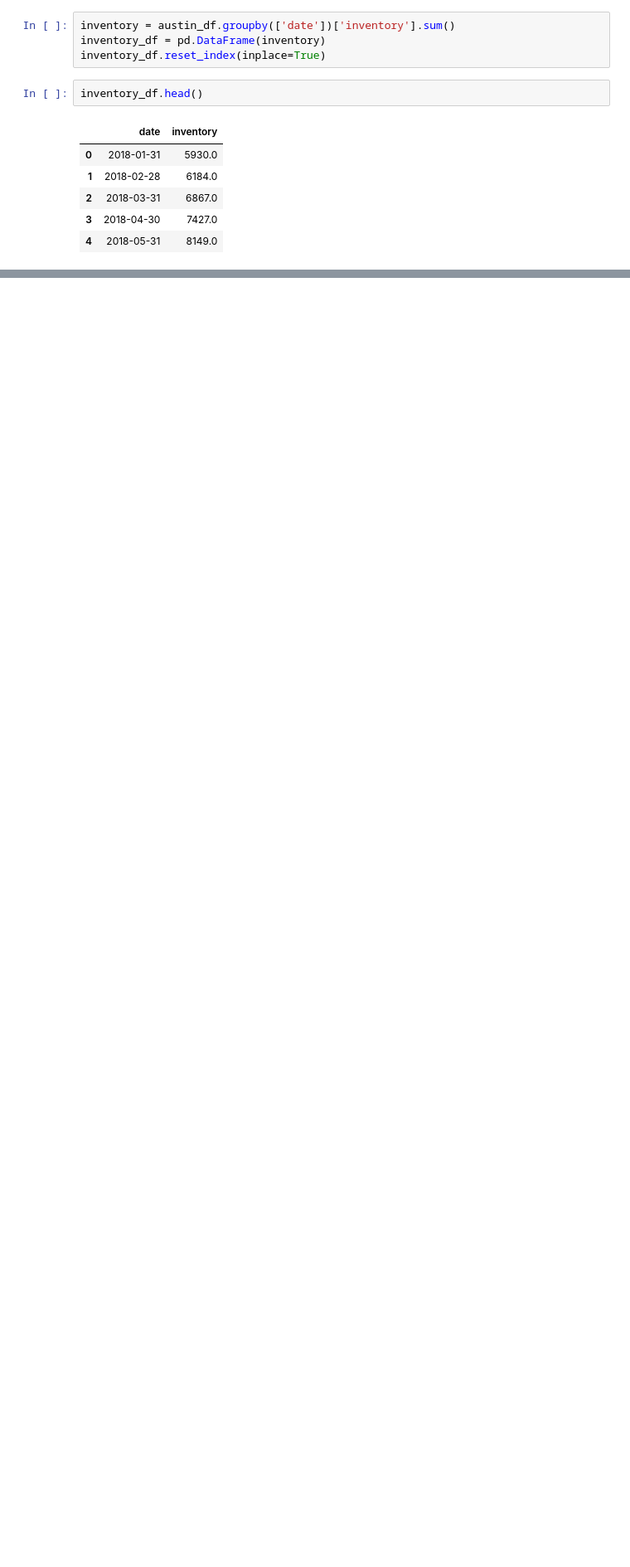
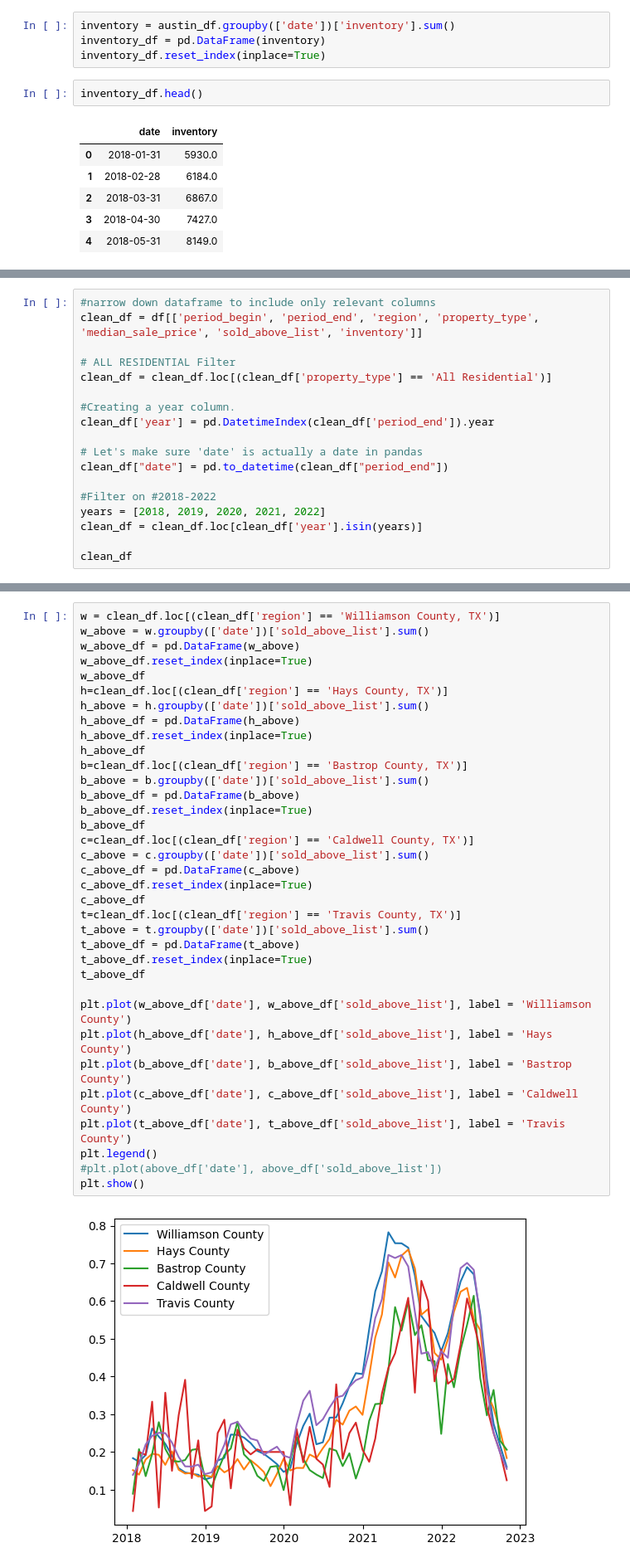
Before and after one commit to zarbin/UTA_Project-1, a Jupyter notebook: playground_jb.ipynb, the cells around one changed output, grey strips where cells are left out. Shown: that part at 83% size. Cells and saved outputs as stored; diff of their text form; blank space fills up the shorter version.

Commit message:
Justin clean-up

```diff
--- a/playground_jb.ipynb
+++ b/playground_jb.ipynb
@@ -106,0 +118,18 @@ plt.show()
+# %%
+#narrow down dataframe to include only relevant columns
+clean_df = df[['period_begin', 'period_end', 'region', 'property_type', 'median_sale_price', 'sold_above_list', 'inventory']]
+
+# ALL RESIDENTIAL Filter
+clean_df = clean_df.loc[(clean_df['property_type'] == 'All Residential')]
+
+#Creating a year column.
+clean_df['year'] = pd.DatetimeIndex(clean_df['period_end']).year
+
+# Let's make sure 'date' is actually a date in pandas
+clean_df["date"] = pd.to_datetime(clean_df["period_end"])
+
+#Filter on #2018-2022
+years = [2018, 2019, 2020, 2021, 2022]
+clean_df = clean_df.loc[clean_df['year'].isin(years)]
+
+clean_df
@@ -106,0 +150,37 @@ plt.show()
+# %%
+w = clean_df.loc[(clean_df['region'] == 'Williamson County, TX')]
+w_above = w.groupby(['date'])['sold_above_list'].sum()
+w_above_df = pd.DataFrame(w_above)
+w_above_df.reset_index(inplace=True)
+w_above_df
+h=clean_df.loc[(clean_df['region'] == 'Hays County, TX')]
+h_above = h.groupby(['date'])['sold_above_list'].sum()
+h_above_df = pd.DataFrame(h_above)
+h_above_df.reset_index(inplace=True)
+h_above_df
+b=clean_df.loc[(clean_df['region'] == 'Bastrop County, TX')]
+b_above = b.groupby(['date'])['sold_above_list'].sum()
+b_above_df = pd.DataFrame(b_above)
+b_above_df.reset_index(inplace=True)
+b_above_df
+c=clean_df.loc[(clean_df['region'] == 'Caldwell County, TX')]
+c_above = c.groupby(['date'])['sold_above_list'].sum()
+c_above_df = pd.DataFrame(c_above)
+c_above_df.reset_index(inplace=True)
+c_above_df
+t=clean_df.loc[(clean_df['region'] == 'Travis County, TX')]
+t_above = t.groupby(['date'])['sold_above_list'].sum()
+t_above_df = pd.DataFrame(t_above)
+t_above_df.reset_index(inplace=True)
+t_above_df
+
+plt.plot(w_above_df['date'], w_above_df['sold_above_list'], label = 'Williamson County')
+plt.plot(h_above_df['date'], h_above_df['sold_above_list'], label = 'Hays County')
+plt.plot(b_above_df['date'], b_above_df['sold_above_list'], label = 'Bastrop County')
+plt.plot(c_above_df['date'], c_above_df['sold_above_list'], label = 'Caldwell County')
+plt.plot(t_above_df['date'], t_above_df['sold_above_list'], label = 'Travis County')
+plt.legend()
+#plt.plot(above_df['date'], above_df['sold_above_list'])
+plt.show()
+# %% [output]
+[figure, added]
```
Also changed, not shown: parts of 9 cells of this notebook, 11 other files.
